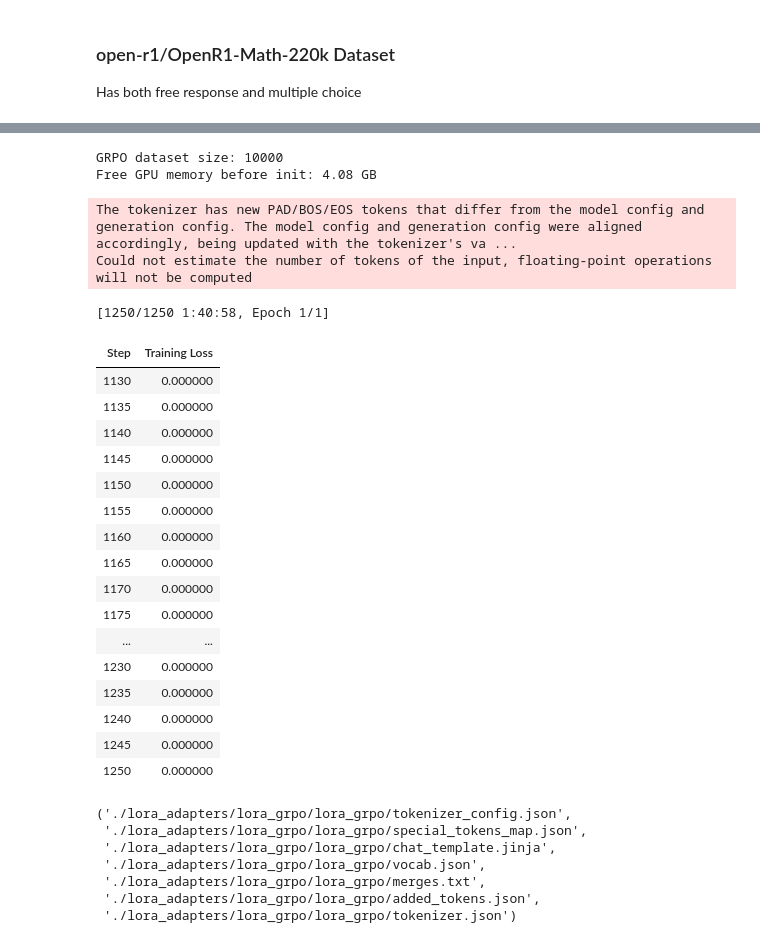
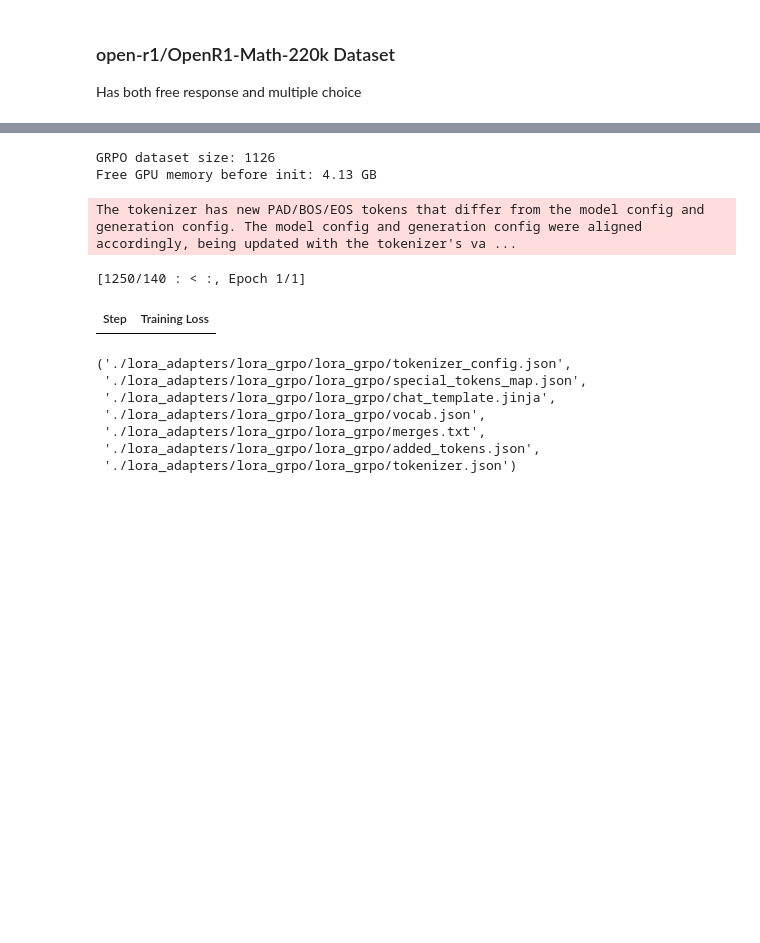
Before and after one commit to arugoa/151B_SP26_Competition, a Jupyter notebook: starter_code_cse151b_comp.ipynb, the cells around one changed output, grey strips where cells are left out. Drawn from its saved outputs; the diff is of its cells as text; code cells hidden in the pictures; blank space fills up the shorter version.

```diff
--- a/starter_code_cse151b_comp.ipynb
+++ b/starter_code_cse151b_comp.ipynb
@@ -330,12 +330,19 @@ for item in data[:20]:
 
 # Generate
 print(f"Generating responses for {len(prompts)} questions...")
-outputs = llm.generate(
+prompts2 = llm.generate(
     prompts,
     sampling_params=sampling_params,
     lora_request=LoRARequest("grpo_adapter", 1, "./lora_adapters/lora_grpo/lora_grpo",),
     # lora_request=LoRARequest("math_finetune", 1, lora_path="./lora_adapter_comp/lora_adapter_comp"),
     # lora_request=LoRARequest("math_finetune", 1, lora_path="./lora_adapters/lora_adapter_openr1_generate/lora_adapter_openr1_generate"),
+)
+outputs = llm.generate(
+    prompts + prompts2,
+    sampling_params=sampling_params,
+    # lora_request=LoRARequest("grpo_adapter", 1, "./lora_adapters/lora_grpo/lora_grpo",),
+    # lora_request=LoRARequest("math_finetune", 1, lora_path="./lora_adapter_comp/lora_adapter_comp"),
+    lora_request=LoRARequest("math_finetune", 1, lora_path="./lora_adapters/lora_adapter_openr1_generate/lora_adapter_openr1_generate"),
 )
 
 responses = [out.outputs[0].text.strip() for out in outputs]
@@ -343,7 +350,7 @@ responses = [out.outputs[0].text.strip() for out in outputs]
 # Preview first 3
 for i in range(min(3, len(responses))):
     print(f"\n── Response {i} (id={data[i].get('id')}) ──")
-    print(responses[i][:400], "..." if len(responses[i]) > 400 else "")
+    print(responses[i][400:], "..." if len(responses[i]) > 400 else "")
 
 # # Build prompts for first 5 entries
 # prompts = []
@@ -731,13 +750,13 @@ MAX_PROMPT_TOKENS = 256   # restore some prompt context
 def make_grpo_dataset(hf_dataset):
     records = []
     for example in hf_dataset:
-        question_type = example["question_type"]
-        system = SYSTEM_PROMPT_MCQ_SHORT if question_type == "MCQ" else SYSTEM_PROMPT_MATH_SHORT
+        question_type = "options" in example.keys()
+        system = SYSTEM_PROMPT_MCQ_SHORT if question_type else SYSTEM_PROMPT_MATH_SHORT
 
         prompt_text = tokenizer.apply_chat_template(
             [
                 {"role": "system", "content": system},
-                {"role": "user",   "content": example["problem"]},
+                {"role": "user",   "content": example["question"]},
             ],
             tokenize=False,
             add_generation_prompt=True,
@@ -753,15 +772,21 @@ def make_grpo_dataset(hf_dataset):
         ).input_ids
         prompt_text = tokenizer.decode(token_ids, skip_special_tokens=False)
 
+        answer = example["answer"]
+        if isinstance(answer, list):
+            answer = ", ".join(str(a) for a in answer)
+        else:
+            answer = str(answer)
+
         records.append({
             "prompt": prompt_text,
-            "answer": example["answer"],
+            "answer": answer,
             "question_type": question_type,
         })
     from datasets import Dataset
     return Dataset.from_list(records)
 
-grpo_dataset = make_grpo_dataset(ds)
+grpo_dataset = make_grpo_dataset(data)
 grpo_dataset = grpo_dataset.shuffle(seed=42)
 print(f"GRPO dataset size: {len(grpo_dataset)}")
 
@@ -819,7 +844,6 @@ grpo_config = GRPOConfig(
     output_dir="./lora_adapters/lora_grpo/checkpoints",
     num_generations=2,
     max_completion_length=128,
-    # max_prompt_length=256,        # tighten this further too
 
     per_device_train_batch_size=1,
     gradient_accumulation_steps=16,
@@ -833,53 +857,36 @@ grpo_config = GRPOConfig(
 
     logging_steps=5,
     save_strategy="steps",
     save_steps=25,
     logging_dir="./logs/grpo",
 
     beta=0.0,      # ← eliminates the reference model copy, saves ~2.5GB
     epsilon=0.1,
 )
 
 # ── Train ─────────────────────────────────────────────────────────────────────
 gc.collect()
 torch.cuda.empty_cache()
 print(f"Free GPU memory before init: {torch.cuda.mem_get_info()[0]/1024**3:.2f} GB")
 
 grpo_trainer = GRPOTrainer(
     model=model,
     args=grpo_config,
     train_dataset=grpo_dataset,
     reward_funcs=math_accuracy_reward,
     callbacks=[ClearCacheCallback()],   # ← clears cache every step
 )
 
 grpo_trainer.train(resume_from_checkpoint="./lora_adapters/lora_grpo/checkpoints/checkpoint-1250")
 
 grpo_trainer.save_model("./lora_adapters/lora_grpo/lora_grpo")
 tokenizer.save_pretrained("./lora_adapters/lora_grpo/lora_grpo")
 # %% [output]
-GRPO dataset size: 10000
-Free GPU memory before init: 4.08 GB
+GRPO dataset size: 1126
+Free GPU memory before init: 4.13 GB
 The tokenizer has new PAD/BOS/EOS tokens that differ from the model config and generation config. The model config and generation config were aligned accordingly, being updated with the tokenizer's va ...
-Could not estimate the number of tokens of the input, floating-point operations will not be computed
-[1250/1250 1:40:58, Epoch 1/1]
+[1250/140 : < :, Epoch 1/1]
 | Step | Training Loss |
-| 1130 | 0.000000 |
-| 1135 | 0.000000 |
-| 1140 | 0.000000 |
-| 1145 | 0.000000 |
-| 1150 | 0.000000 |
-| 1155 | 0.000000 |
-| 1160 | 0.000000 |
-| 1165 | 0.000000 |
-| 1170 | 0.000000 |
-| 1175 | 0.000000 |
-| ... | ... |
-| 1230 | 0.000000 |
-| 1235 | 0.000000 |
-| 1240 | 0.000000 |
-| 1245 | 0.000000 |
-| 1250 | 0.000000 |
 ('./lora_adapters/lora_grpo/lora_grpo/tokenizer_config.json',
  './lora_adapters/lora_grpo/lora_grpo/special_tokens_map.json',
  './lora_adapters/lora_grpo/lora_grpo/chat_template.jinja',
```
Also changed, not shown: parts of 3 cells of this notebook, 3 other files.
